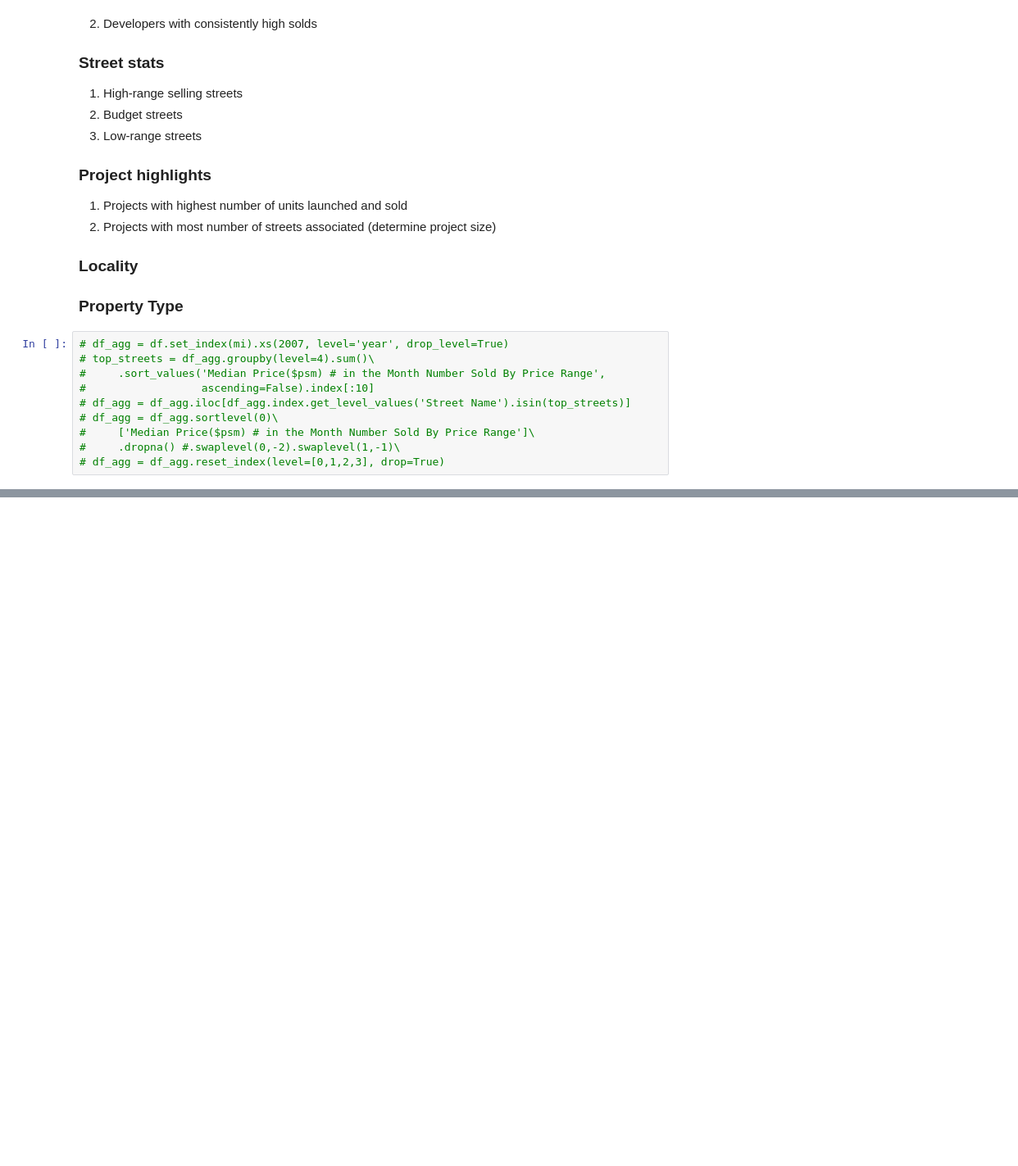
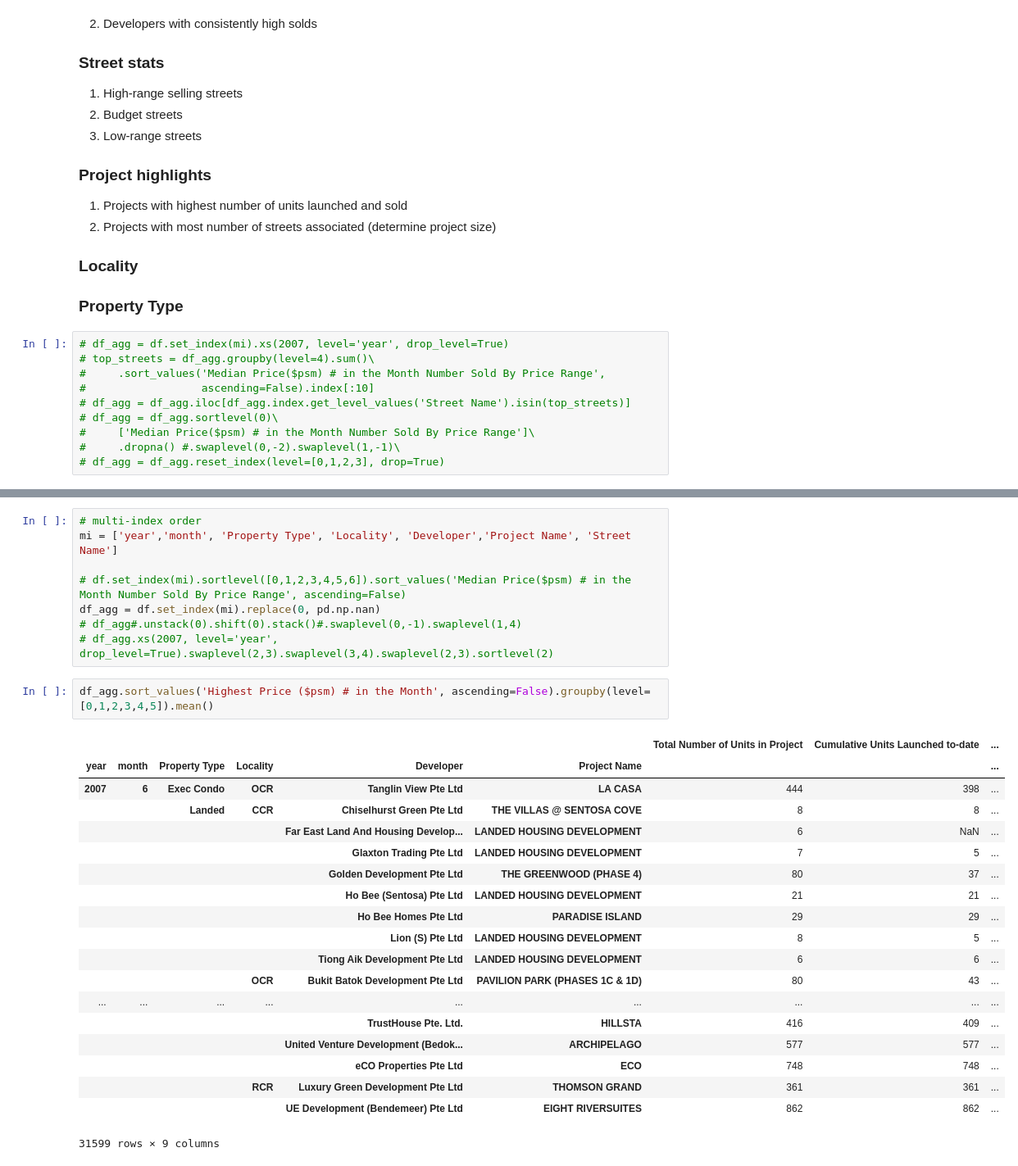
Before and after one commit to Devang-25/codeRiddles, a Jupyter notebook: gramener/property_singapore/prop_corr.ipynb, the cells around one changed output, grey strips where cells are left out. Shown at 82% size. Drawn from its saved outputs; the diff is of its cells as text; blank space fills up the shorter version.

```diff
--- a/gramener/property_singapore/prop_corr.ipynb
+++ b/gramener/property_singapore/prop_corr.ipynb
@@ -162,0 +220,30 @@ for i in xrange(len(years)):
+# %%
+# multi-index order
+mi = ['year','month', 'Property Type', 'Locality', 'Developer','Project Name', 'Street Name']
+
+# df.set_index(mi).sortlevel([0,1,2,3,4,5,6]).sort_values('Median Price($psm) # in the Month Number Sold By Price Range', ascending=False)
+df_agg = df.set_index(mi).replace(0, pd.np.nan)
+# df_agg#.unstack(0).shift(0).stack()#.swaplevel(0,-1).swaplevel(1,4)
+# df_agg.xs(2007, level='year', drop_level=True).swaplevel(2,3).swaplevel(3,4).swaplevel(2,3).sortlevel(2)
+# %%
+df_agg.sort_values('Highest Price ($psm) # in the Month', ascending=False).groupby(level=[0,1,2,3,4,5]).mean()
+# %% [output]
+|  |  |  |  |  |  | Total Number of Units in Project | Cumulative Units Launched to-date | ... |
+| year | month | Property Type | Locality | Developer | Project Name |  |  | ... |
+| 2007 | 6 | Exec Condo | OCR | Tanglin View Pte Ltd | LA CASA | 444 | 398 | ... |
+|  |  | Landed | CCR | Chiselhurst Green Pte Ltd | THE VILLAS @ SENTOSA COVE | 8 | 8 | ... |
+|  |  |  |  | Far East Land And Housing Develop... | LANDED HOUSING DEVELOPMENT | 6 | NaN | ... |
+|  |  |  |  | Glaxton Trading Pte Ltd | LANDED HOUSING DEVELOPMENT | 7 | 5 | ... |
+|  |  |  |  | Golden Development Pte Ltd | THE GREENWOOD (PHASE 4) | 80 | 37 | ... |
+|  |  |  |  | Ho Bee (Sentosa) Pte Ltd | LANDED HOUSING DEVELOPMENT | 21 | 21 | ... |
+|  |  |  |  | Ho Bee Homes Pte Ltd | PARADISE ISLAND | 29 | 29 | ... |
+|  |  |  |  | Lion (S) Pte Ltd | LANDED HOUSING DEVELOPMENT | 8 | 5 | ... |
+|  |  |  |  | Tiong Aik Development Pte Ltd | LANDED HOUSING DEVELOPMENT | 6 | 6 | ... |
+|  |  |  | OCR | Bukit Batok Development Pte Ltd | PAVILION PARK (PHASES 1C & 1D) | 80 | 43 | ... |
+| ... | ... | ... | ... | ... | ... | ... | ... | ... |
+|  |  |  |  | TrustHouse Pte. Ltd. | HILLSTA | 416 | 409 | ... |
+|  |  |  |  | United Venture Development (Bedok... | ARCHIPELAGO | 577 | 577 | ... |
+|  |  |  |  | eCO Properties Pte Ltd | ECO | 748 | 748 | ... |
+|  |  |  | RCR | Luxury Green Development Pte Ltd | THOMSON GRAND | 361 | 361 | ... |
+|  |  |  |  | UE Development (Bendemeer) Pte Ltd | EIGHT RIVERSUITES | 862 | 862 | ... |
+31599 rows × 9 columns
```
Also changed, not shown: parts of 21 cells of this notebook, 1 other file.
